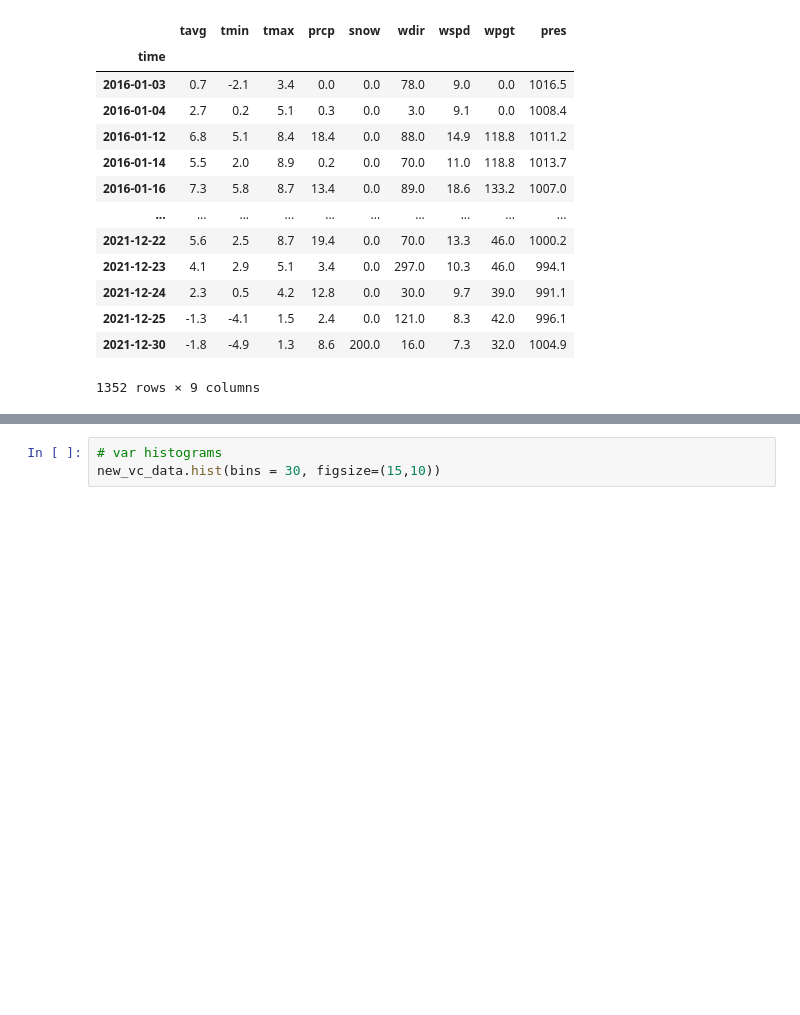
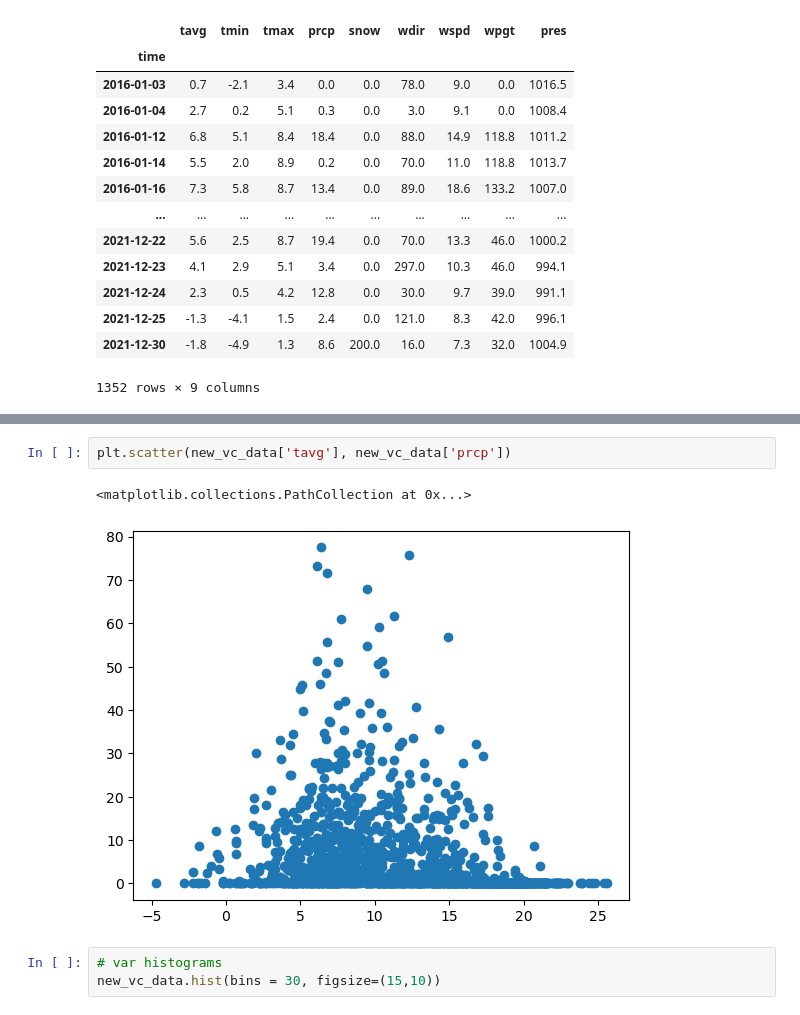
Before and after one commit to rootsnquery/ML-Climate-Project-Template-Fall2022, a Jupyter notebook: src/explore.ipynb, the cells around one changed output, grey strips where cells are left out. Saved outputs shown, nothing was run; the diff lists cells and outputs as text; blank space fills up the shorter version.

```diff
--- a/src/explore.ipynb
+++ b/src/explore.ipynb
@@ -158,3 +249,8 @@ new_vc_data
+# %%
+plt.scatter(new_vc_data['tavg'], new_vc_data['prcp'])
+# %% [output]
+<matplotlib.collections.PathCollection at 0x...>
+[figure, added]
 # %%
 # var histograms
 new_vc_data.hist(bins = 30, figsize=(15,10))
```
Also changed, not shown: parts of 25 cells of this notebook.
